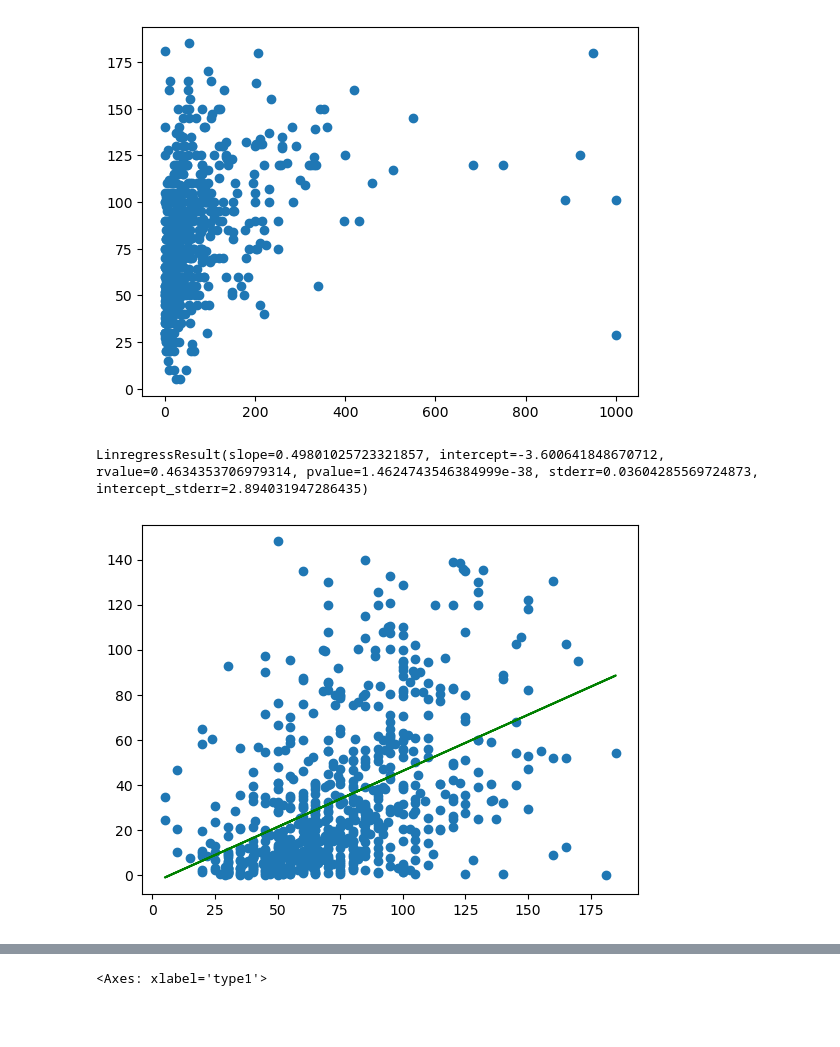
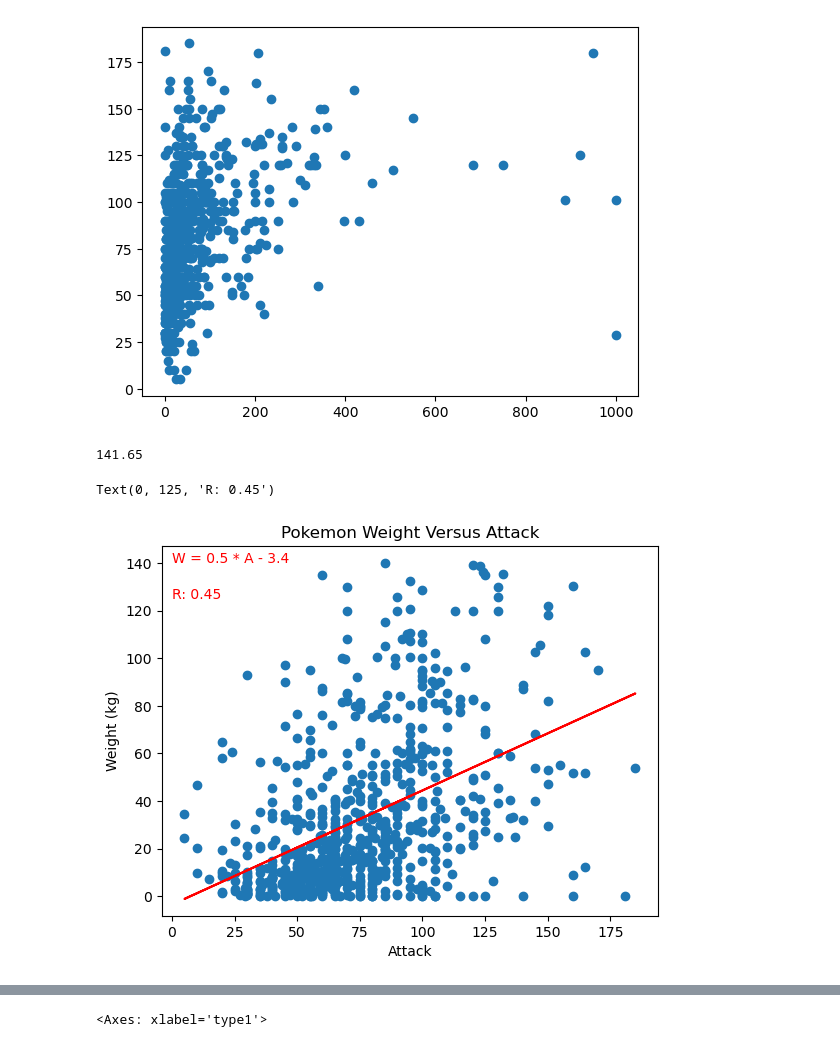
Before and after one commit to kuzhinjo/pokemon-project, a Jupyter notebook: Aditya Jamwal's Code.ipynb, the cells around one changed output, grey strips where cells are left out. Drawn from its saved outputs; the diff is of its cells as text; code cells hidden in the pictures; blank space fills up the shorter version.

```diff
--- a/test.ipynb
+++ b/Aditya Jamwal's Code.ipynb
@@ -39,18 +39,29 @@ plt.scatter(df['weight_kg'], df['attack'])
 <matplotlib.collections.PathCollection at 0x...>
 [figure]
 # %%
+df['weight_kg'] = df['weight_kg'].fillna(0)
+query = df
+
 _25 = query['weight_kg'].quantile(0.25)
 _75 = query['weight_kg'].quantile(0.75)
 iqr = _75-_25
 upper_bound = _75 + 1.5*iqr
+upper_bound
+# %% [output]
+141.65
 # %%
 import scipy.stats as sts
-query = df[~df['weight_kg'].isna()].query("weight_kg < @upper_bound")
+query = query.query("weight_kg < @upper_bound")
 plt.scatter(query['attack'], query['weight_kg'])
 slope, intercept, rvalue, pvalue, stderr = sts.linregress(query['attack'], query['weight_kg'])
 regress_values = query['attack'] * slope + intercept
-plt.plot(query['attack'], regress_values, color='green')
+plt.plot(query['attack'], regress_values, color='red')
 sts.linregress(query['attack'], query['weight_kg'])
+plt.xlabel("Attack")
+plt.ylabel("Weight (kg)")
+plt.title('Pokemon Weight Versus Attack')
+plt.annotate(f'W = {round(slope,1)} * A - {round(abs(intercept),1)}', (0, 140), fontsize=10, color="red")
+plt.annotate(f'R: {round(rvalue, 2)}', (0, 125), fontsize=10, color="red")
 # %% [output]
-LinregressResult(slope=0.49801025723321857, intercept=-3.600641848670712, rvalue=0.4634353706979314, pvalue=1.4624743546384999e-38, stderr=0.03604285569724873, intercept_stderr=2.894031947286435)
+Text(0, 125, 'R: 0.45')
-[figure, old version]
+[figure, new version]
```
Also changed, not shown: parts of 3 cells of this notebook.
